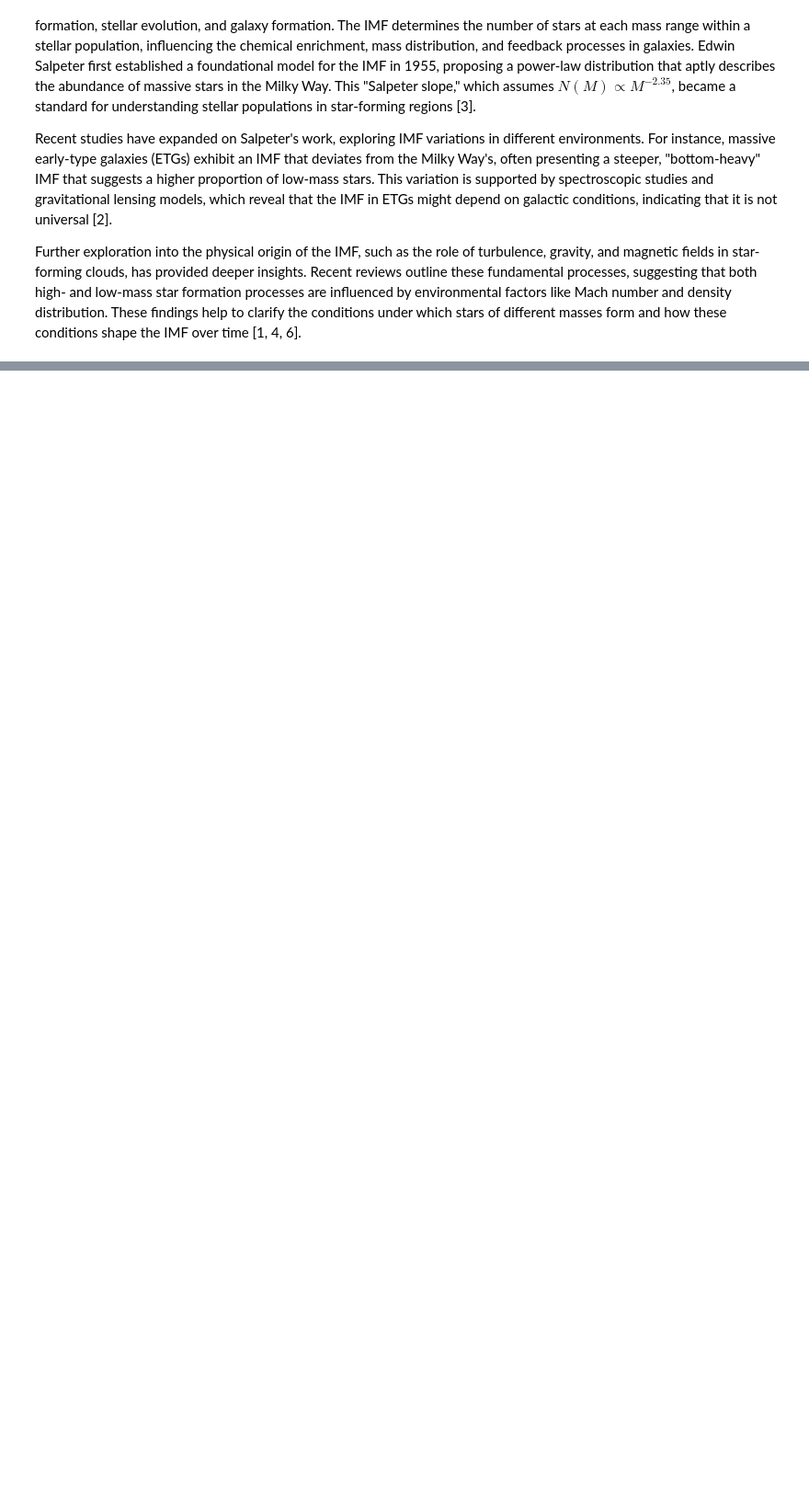
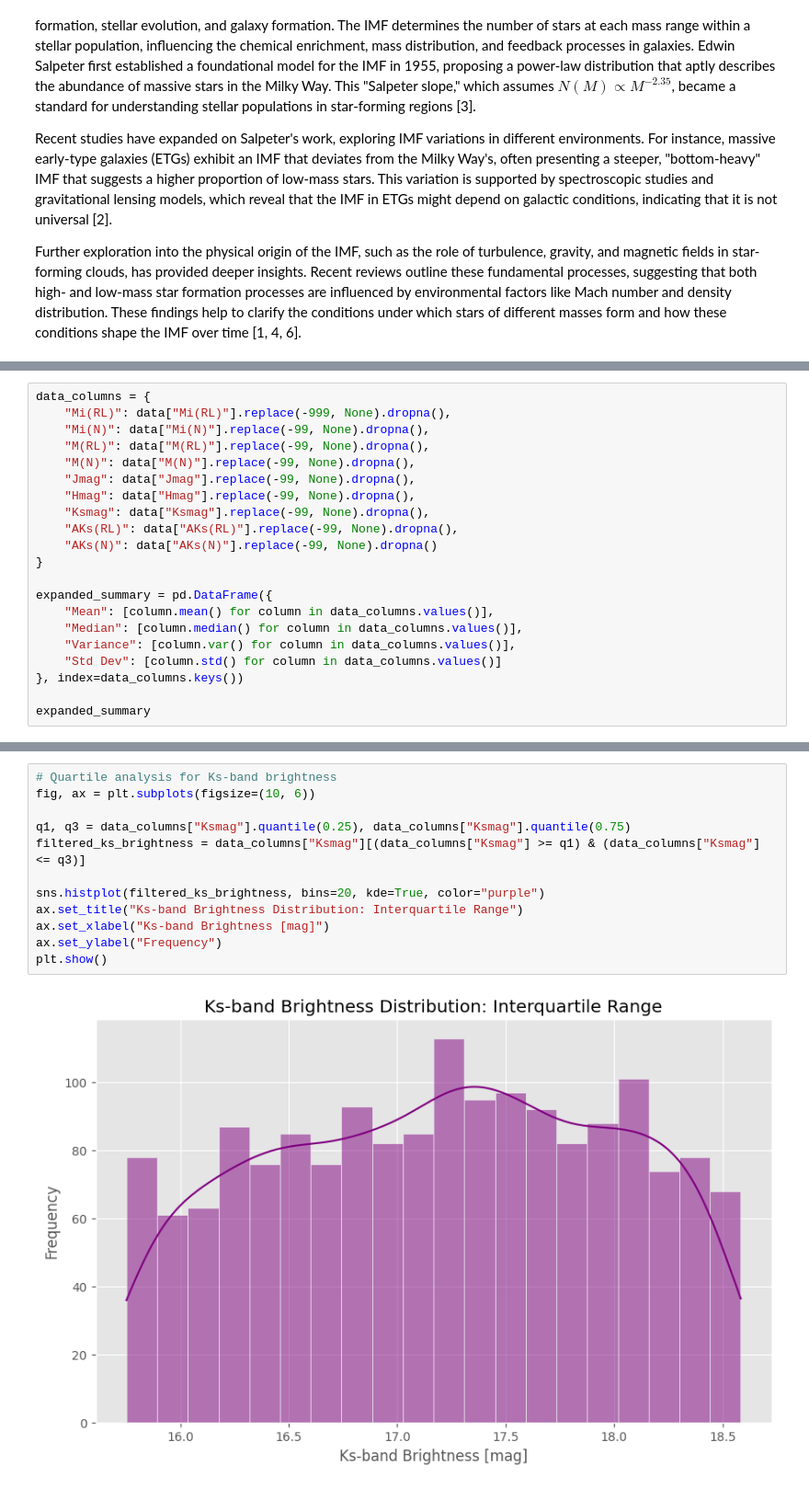
Before and after one commit to laxm7/sta_project, a Jupyter notebook: imf_chiara_felix_laxman.ipynb, the cells around one changed output, grey strips where cells are left out. Shown at 92% size. Cells and saved outputs as stored; diff of their text form; blank space fills up the shorter version.

```diff
--- a/imf_chiara_felix_laxman.ipynb
+++ b/imf_chiara_felix_laxman.ipynb
@@ -348,0 +56,21 @@ plt.show()
+# %%
+data_columns = {
+    "Mi(RL)": data["Mi(RL)"].replace(-999, None).dropna(),
+    "Mi(N)": data["Mi(N)"].replace(-99, None).dropna(),
+    "M(RL)": data["M(RL)"].replace(-99, None).dropna(),
+    "M(N)": data["M(N)"].replace(-99, None).dropna(),
+    "Jmag": data["Jmag"].replace(-99, None).dropna(),
+    "Hmag": data["Hmag"].replace(-99, None).dropna(),
+    "Ksmag": data["Ksmag"].replace(-99, None).dropna(),
+    "AKs(RL)": data["AKs(RL)"].replace(-99, None).dropna(),
+    "AKs(N)": data["AKs(N)"].replace(-99, None).dropna()
+}
+
+expanded_summary = pd.DataFrame({
+    "Mean": [column.mean() for column in data_columns.values()],
+    "Median": [column.median() for column in data_columns.values()],
+    "Variance": [column.var() for column in data_columns.values()],
+    "Std Dev": [column.std() for column in data_columns.values()]
+}, index=data_columns.keys())
+
+expanded_summary
@@ -348,0 +171,14 @@ plt.show()
+# %%
+# Quartile analysis for Ks-band brightness
+fig, ax = plt.subplots(figsize=(10, 6))
+
+q1, q3 = data_columns["Ksmag"].quantile(0.25), data_columns["Ksmag"].quantile(0.75)
+filtered_ks_brightness = data_columns["Ksmag"][(data_columns["Ksmag"] >= q1) & (data_columns["Ksmag"] <= q3)]
+
+sns.histplot(filtered_ks_brightness, bins=20, kde=True, color="purple")
+ax.set_title("Ks-band Brightness Distribution: Interquartile Range")
+ax.set_xlabel("Ks-band Brightness [mag]")
+ax.set_ylabel("Frequency")
+plt.show()
+# %% [output]
+[figure, added]
```
Also changed, not shown: parts of 42 cells of this notebook.
